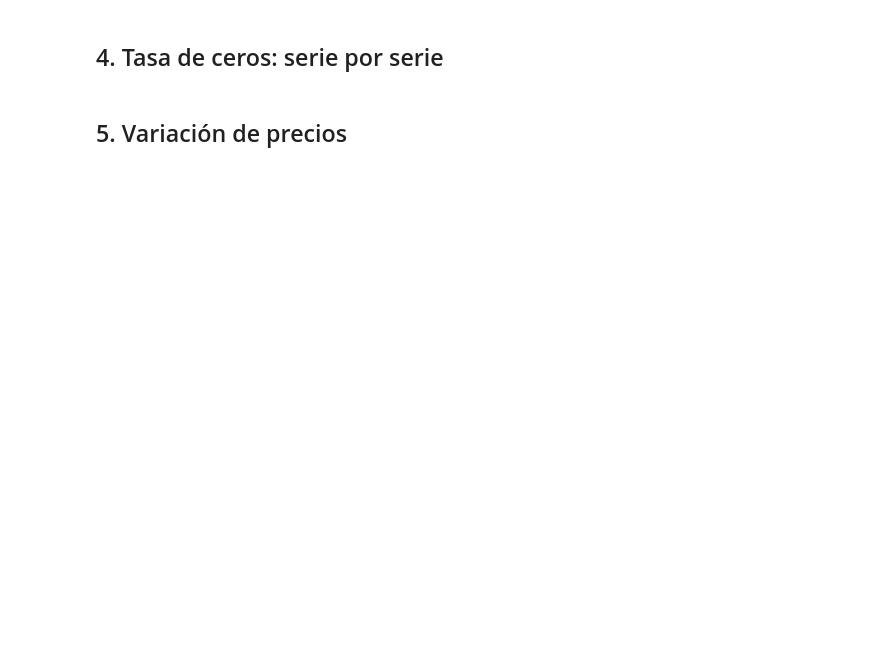
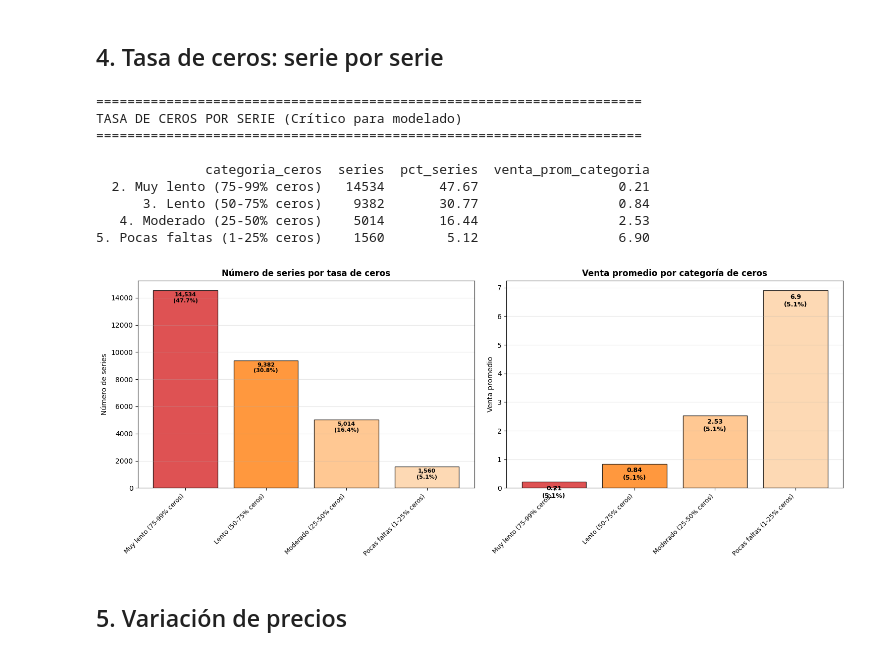
Before and after one commit to desareca/m5-probabilistic-forecast, a Jupyter notebook: notebooks/01_eda.ipynb, the cells around one changed output. Cells and saved outputs as stored; diff of their text form; code cells hidden in the pictures; blank space fills up the shorter version.

```diff
--- a/notebooks/01_eda.ipynb
+++ b/notebooks/01_eda.ipynb
@@ -238,35 +260,47 @@ print("TASA DE CEROS POR SERIE (Crítico para modelado)")
 print("="*70)
 print(f"\n{df_ceros.to_string(index=False)}")
 
 # Visualización
 fig, axes = plt.subplots(1, 2, figsize=(15, 6))
 
 # Distribución de series
 colors_ceros = ['#d62728', '#ff7f0e', '#ffbb78', '#fdd0a2', '#bcbd22', '#17becf']
 axes[0].bar(range(len(df_ceros)), df_ceros['series'], color=colors_ceros, edgecolor='black', alpha=0.8)
 axes[0].set_xticks(range(len(df_ceros)))
 axes[0].set_xticklabels([c.split('. ')[1] for c in df_ceros['categoria_ceros']],
                          rotation=45, ha='right', fontsize=9)
 axes[0].set_title('Número de series por tasa de ceros', fontsize=12, fontweight='bold')
 axes[0].set_ylabel('Número de series')
 axes[0].grid(axis='y', alpha=0.3)
 for i, (v, p) in enumerate(zip(df_ceros['series'], df_ceros['pct_series'])):
-    axes[0].text(i, v + 300, f'{v:,}\n({p:.1f}%)', ha='center', fontsize=8, fontweight='bold')
+    axes[0].text(i, v - df_ceros['series'].max() * 0.06, f'{v:,}\n({p:.1f}%)', ha='center', fontsize=8, fontweight='bold')
+
 
 # Venta promedio por categoría de ceros
 axes[1].bar(range(len(df_ceros)), df_ceros['venta_prom_categoria'],
             color=colors_ceros, edgecolor='black', alpha=0.8)
 axes[1].set_xticks(range(len(df_ceros)))
 axes[1].set_xticklabels([c.split('. ')[1] for c in df_ceros['categoria_ceros']],
                          rotation=45, ha='right', fontsize=9)
 axes[1].set_title('Venta promedio por categoría de ceros', fontsize=12, fontweight='bold')
 axes[1].set_ylabel('Venta promedio')
 axes[1].grid(axis='y', alpha=0.3)
 for i, v in enumerate(df_ceros['venta_prom_categoria']):
-    axes[1].text(i, v + 0.5, f'{v:.2f}', ha='center', fontweight='bold', fontsize=9)
+    axes[1].text(i, v - df_ceros['venta_prom_categoria'].max() * 0.08, f'{v:,}\n({p:.1f}%)', ha='center', fontsize=9, fontweight='bold')
 
 plt.tight_layout()
 plt.show()
+# %% [output]
+======================================================================
+TASA DE CEROS POR SERIE (Crítico para modelado)
+======================================================================
+
+              categoria_ceros  series  pct_series  venta_prom_categoria
+  2. Muy lento (75-99% ceros)   14534       47.67                  0.21
+      3. Lento (50-75% ceros)    9382       30.77                  0.84
+   4. Moderado (25-50% ceros)    5014       16.44                  2.53
+5. Pocas faltas (1-25% ceros)    1560        5.12                  6.90
+[figure, added]
 # %% [markdown]
 ## 5. Variación de precios
 # %%
```
Also changed, not shown: parts of 13 cells of this notebook.
